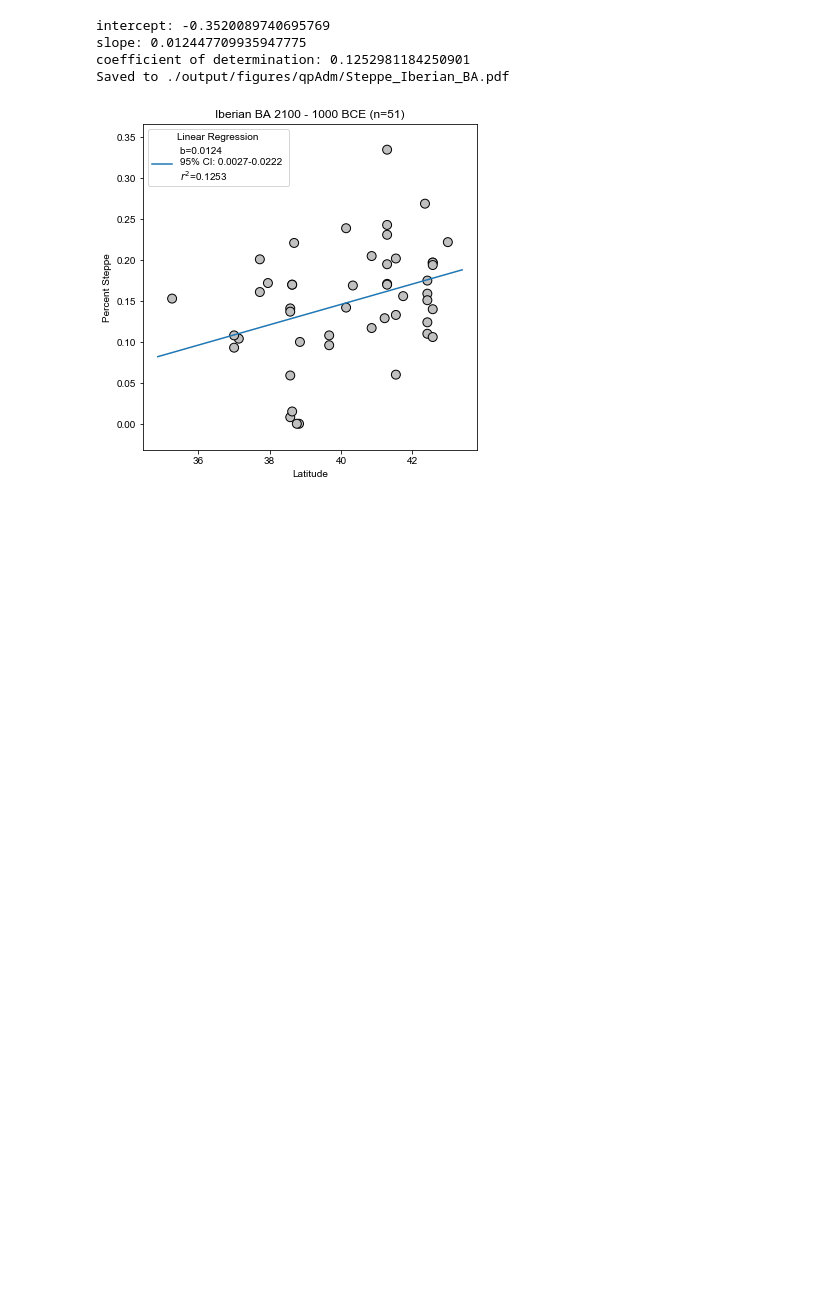
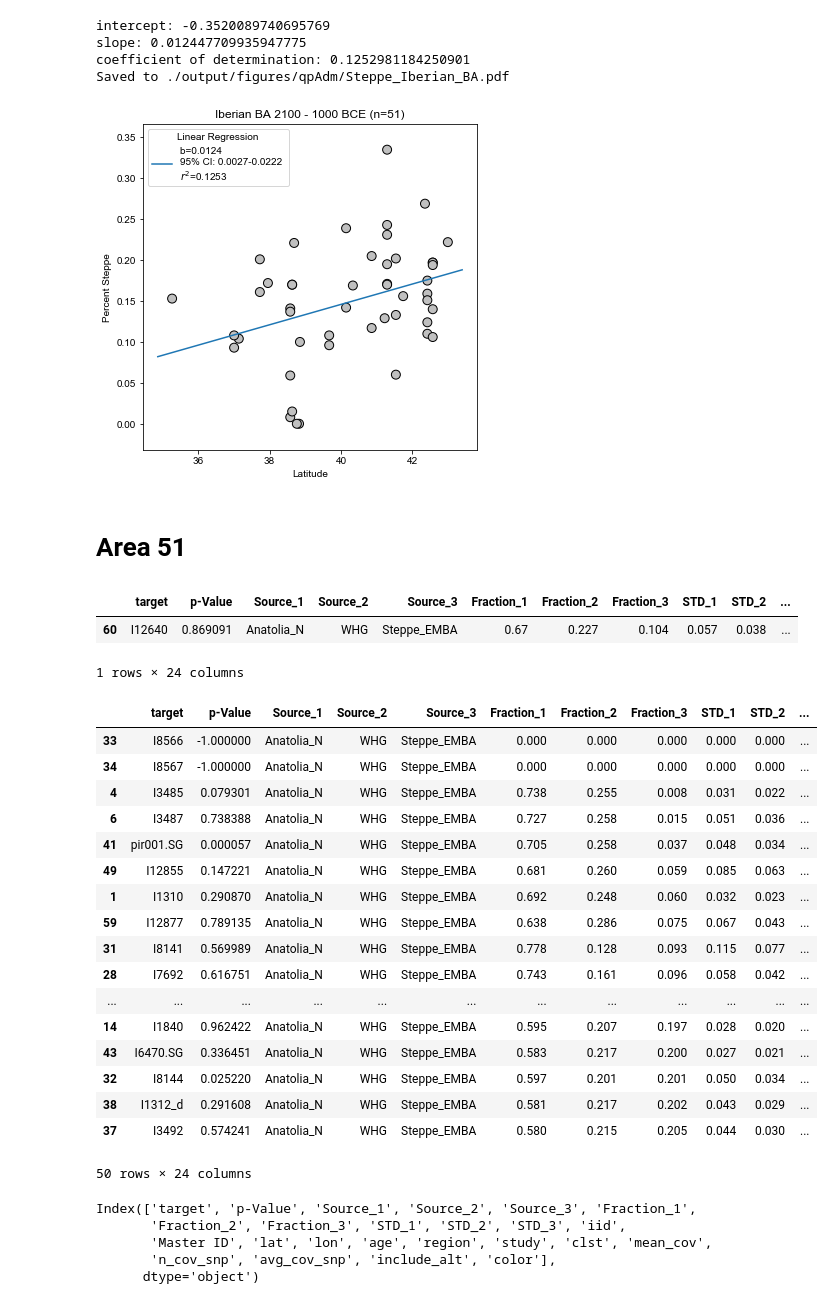
Before and after one commit to hringbauer/punic_aDNA, a Jupyter notebook: notebooks/qpAdm/sactter_plots_fractions.ipynb, the cells around one changed output. Drawn from its saved outputs; the diff is of its cells as text; code cells hidden in the pictures; blank space fills up the shorter version.

```diff
--- a/notebooks/qpAdm/sactter_plots_fractions.ipynb
+++ b/notebooks/qpAdm/sactter_plots_fractions.ipynb
@@ -212,3 +212,40 @@ slope: 0.012447709935947775
 coefficient of determination: 0.1252981184250901
 Saved to ./output/figures/qpAdm/Steppe_Iberian_BA.pdf
 [figure]
+# %% [markdown]
+# Area 51
+# %%
+df_all[df_all["target"].str.contains("I12640")]
+# %% [output]
+|  | target | p-Value | Source_1 | Source_2 | Source_3 | Fraction_1 | Fraction_2 | Fraction_3 | STD_1 | STD_2 | ... |
+| 60 | I12640 | 0.869091 | Anatolia_N | WHG | Steppe_EMBA | 0.67 | 0.227 | 0.104 | 0.057 | 0.038 | ... |
+1 rows × 24 columns
+# %%
+df_all.sort_values(by="Fraction_3")[:50]
+# %% [output]
+|  | target | p-Value | Source_1 | Source_2 | Source_3 | Fraction_1 | Fraction_2 | Fraction_3 | STD_1 | STD_2 | ... |
+| 33 | I8566 | -1.000000 | Anatolia_N | WHG | Steppe_EMBA | 0.000 | 0.000 | 0.000 | 0.000 | 0.000 | ... |
+| 34 | I8567 | -1.000000 | Anatolia_N | WHG | Steppe_EMBA | 0.000 | 0.000 | 0.000 | 0.000 | 0.000 | ... |
+| 4 | I3485 | 0.079301 | Anatolia_N | WHG | Steppe_EMBA | 0.738 | 0.255 | 0.008 | 0.031 | 0.022 | ... |
+| 6 | I3487 | 0.738388 | Anatolia_N | WHG | Steppe_EMBA | 0.727 | 0.258 | 0.015 | 0.051 | 0.036 | ... |
+| 41 | pir001.SG | 0.000057 | Anatolia_N | WHG | Steppe_EMBA | 0.705 | 0.258 | 0.037 | 0.048 | 0.034 | ... |
+| 49 | I12855 | 0.147221 | Anatolia_N | WHG | Steppe_EMBA | 0.681 | 0.260 | 0.059 | 0.085 | 0.063 | ... |
+| 1 | I1310 | 0.290870 | Anatolia_N | WHG | Steppe_EMBA | 0.692 | 0.248 | 0.060 | 0.032 | 0.023 | ... |
+| 59 | I12877 | 0.789135 | Anatolia_N | WHG | Steppe_EMBA | 0.638 | 0.286 | 0.075 | 0.067 | 0.043 | ... |
+| 31 | I8141 | 0.569989 | Anatolia_N | WHG | Steppe_EMBA | 0.778 | 0.128 | 0.093 | 0.115 | 0.077 | ... |
+| 28 | I7692 | 0.616751 | Anatolia_N | WHG | Steppe_EMBA | 0.743 | 0.161 | 0.096 | 0.058 | 0.042 | ... |
+| ... | ... | ... | ... | ... | ... | ... | ... | ... | ... | ... | ... |
+| 14 | I1840 | 0.962422 | Anatolia_N | WHG | Steppe_EMBA | 0.595 | 0.207 | 0.197 | 0.028 | 0.020 | ... |
+| 43 | I6470.SG | 0.336451 | Anatolia_N | WHG | Steppe_EMBA | 0.583 | 0.217 | 0.200 | 0.027 | 0.021 | ... |
+| 32 | I8144 | 0.025220 | Anatolia_N | WHG | Steppe_EMBA | 0.597 | 0.201 | 0.201 | 0.050 | 0.034 | ... |
+| 38 | I1312_d | 0.291608 | Anatolia_N | WHG | Steppe_EMBA | 0.581 | 0.217 | 0.202 | 0.043 | 0.029 | ... |
+| 37 | I3492 | 0.574241 | Anatolia_N | WHG | Steppe_EMBA | 0.580 | 0.215 | 0.205 | 0.044 | 0.030 | ... |
+50 rows × 24 columns
+# %%
+df_all.columns
+# %% [output]
+Index(['target', 'p-Value', 'Source_1', 'Source_2', 'Source_3', 'Fraction_1',
+       'Fraction_2', 'Fraction_3', 'STD_1', 'STD_2', 'STD_3', 'iid',
+       'Master ID', 'lat', 'lon', 'age', 'region', 'study', 'clst', 'mean_cov',
+       'n_cov_snp', 'avg_cov_snp', 'include_alt', 'color'],
+      dtype='object')
```
Also changed, not shown: parts of 3 cells of this notebook, 3 other files.
